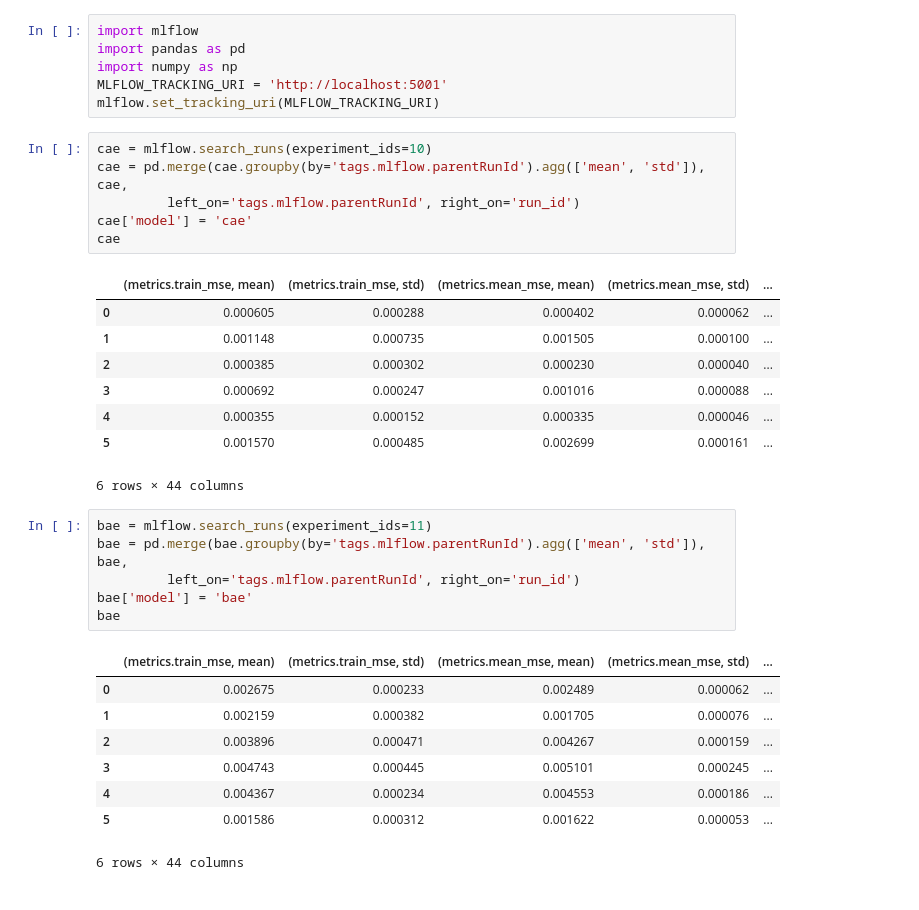
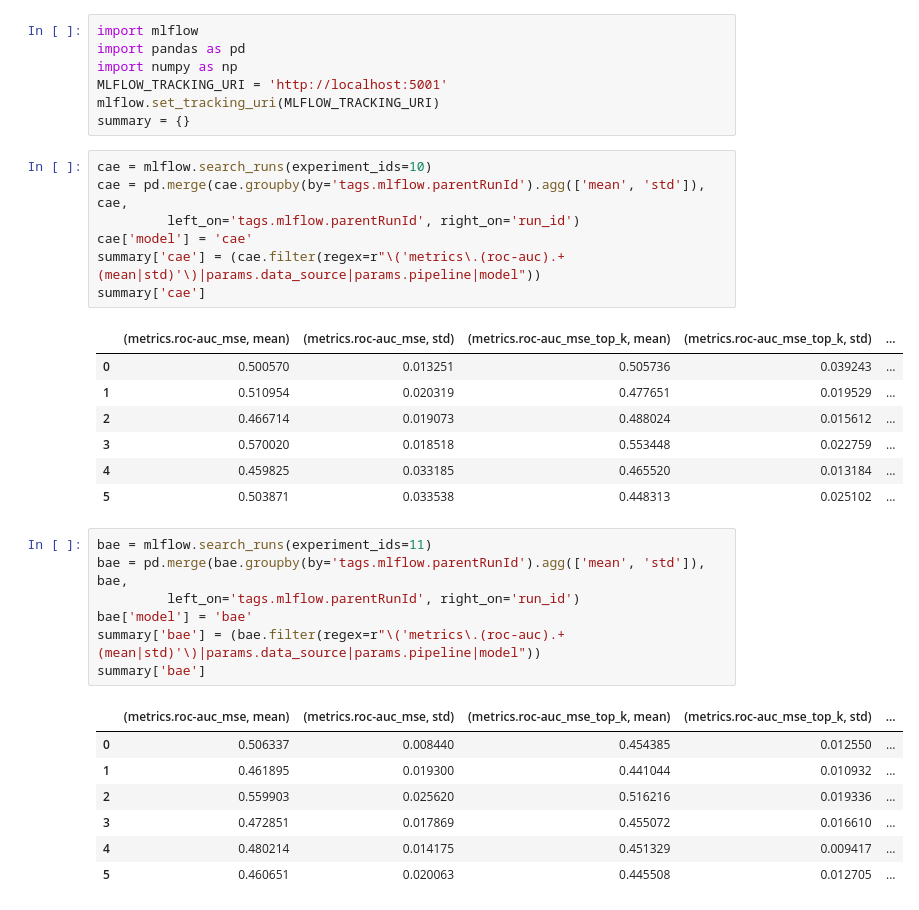
Before and after one commit to Valentyn1997/xray, a Jupyter notebook: notebooks/Experiments_comparison.ipynb, the cells around one changed output. Drawn from its saved outputs; the diff is of its cells as text.

```diff
--- a/notebooks/Experiments_comparison.ipynb
+++ b/notebooks/Experiments_comparison.ipynb
@@ -4,36 +4,37 @@ import pandas as pd
 import numpy as np
 MLFLOW_TRACKING_URI = 'http://localhost:5001'
 mlflow.set_tracking_uri(MLFLOW_TRACKING_URI)
+summary = {}
 # %%
 cae = mlflow.search_runs(experiment_ids=10)
 cae = pd.merge(cae.groupby(by='tags.mlflow.parentRunId').agg(['mean', 'std']), cae,
          left_on='tags.mlflow.parentRunId', right_on='run_id')
 cae['model'] = 'cae'
-cae
+summary['cae'] = (cae.filter(regex=r"\('metrics\.(roc-auc).+(mean|std)'\)|params.data_source|params.pipeline|model"))
+summary['cae']
 # %% [output]
-|  | (metrics.train_mse, mean) | (metrics.train_mse, std) | (metrics.mean_mse, mean) | (metrics.mean_mse, std) | ... |
-| 0 | 0.000605 | 0.000288 | 0.000402 | 0.000062 | ... |
-| 1 | 0.001148 | 0.000735 | 0.001505 | 0.000100 | ... |
-| 2 | 0.000385 | 0.000302 | 0.000230 | 0.000040 | ... |
-| 3 | 0.000692 | 0.000247 | 0.001016 | 0.000088 | ... |
-| 4 | 0.000355 | 0.000152 | 0.000335 | 0.000046 | ... |
-| 5 | 0.001570 | 0.000485 | 0.002699 | 0.000161 | ... |
+|  | (metrics.roc-auc_mse, mean) | (metrics.roc-auc_mse, std) | (metrics.roc-auc_mse_top_k, mean) | (metrics.roc-auc_mse_top_k, std) | ... |
+| 0 | 0.500570 | 0.013251 | 0.505736 | 0.039243 | ... |
+| 1 | 0.510954 | 0.020319 | 0.477651 | 0.019529 | ... |
+| 2 | 0.466714 | 0.019073 | 0.488024 | 0.015612 | ... |
+| 3 | 0.570020 | 0.018518 | 0.553448 | 0.022759 | ... |
+| 4 | 0.459825 | 0.033185 | 0.465520 | 0.013184 | ... |
+| 5 | 0.503871 | 0.033538 | 0.448313 | 0.025102 | ... |
-6 rows × 44 columns
 # %%
 bae = mlflow.search_runs(experiment_ids=11)
 bae = pd.merge(bae.groupby(by='tags.mlflow.parentRunId').agg(['mean', 'std']), bae,
          left_on='tags.mlflow.parentRunId', right_on='run_id')
 bae['model'] = 'bae'
-bae
+summary['bae'] = (bae.filter(regex=r"\('metrics\.(roc-auc).+(mean|std)'\)|params.data_source|params.pipeline|model"))
+summary['bae']
 # %% [output]
-|  | (metrics.train_mse, mean) | (metrics.train_mse, std) | (metrics.mean_mse, mean) | (metrics.mean_mse, std) | ... |
-| 0 | 0.002675 | 0.000233 | 0.002489 | 0.000062 | ... |
-| 1 | 0.002159 | 0.000382 | 0.001705 | 0.000076 | ... |
-| 2 | 0.003896 | 0.000471 | 0.004267 | 0.000159 | ... |
-| 3 | 0.004743 | 0.000445 | 0.005101 | 0.000245 | ... |
-| 4 | 0.004367 | 0.000234 | 0.004553 | 0.000186 | ... |
-| 5 | 0.001586 | 0.000312 | 0.001622 | 0.000053 | ... |
+|  | (metrics.roc-auc_mse, mean) | (metrics.roc-auc_mse, std) | (metrics.roc-auc_mse_top_k, mean) | (metrics.roc-auc_mse_top_k, std) | ... |
+| 0 | 0.506337 | 0.008440 | 0.454385 | 0.012550 | ... |
+| 1 | 0.461895 | 0.019300 | 0.441044 | 0.010932 | ... |
+| 2 | 0.559903 | 0.025620 | 0.516216 | 0.019336 | ... |
+| 3 | 0.472851 | 0.017869 | 0.455072 | 0.016610 | ... |
+| 4 | 0.480214 | 0.014175 | 0.451329 | 0.009417 | ... |
+| 5 | 0.460651 | 0.020063 | 0.445508 | 0.012705 | ... |
-6 rows × 44 columns
 # %%
 vae = mlflow.search_runs(experiment_ids=12)
 vae = pd.merge(vae.groupby(by='tags.mlflow.parentRunId').agg(['mean', 'std']), vae,
```
Also changed, not shown: parts of 7 cells of this notebook, 7 other files.
